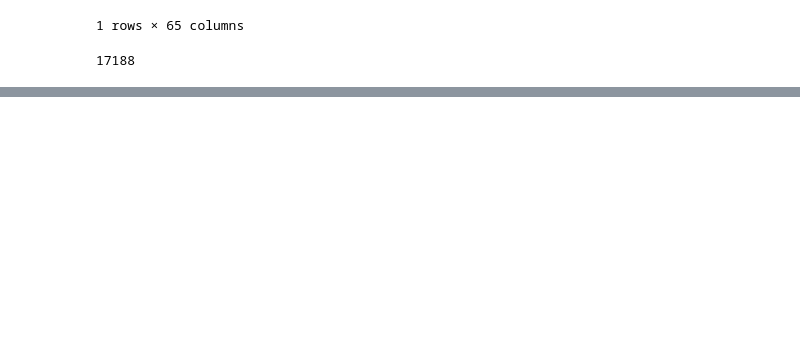
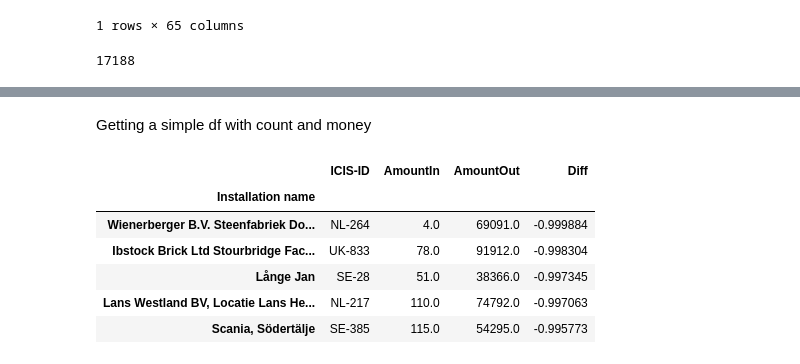
Before and after one commit to BenBowring/EnergyData, a Jupyter notebook: DataInvestigation.ipynb, the cells around one changed output, grey strips where cells are left out. Saved outputs shown, nothing was run; the diff lists cells and outputs as text; code cells hidden in the pictures; blank space fills up the shorter version.

```diff
--- a/DataInvestigation.ipynb
+++ b/DataInvestigation.ipynb
@@ -113,0 +140,2 @@ array(['Calmit Bad Ischl', 'Vetropack Pöchlarn',
+# %% [markdown]
+Getting a simple df with count and money
@@ -113,0 +149,10 @@ array(['Calmit Bad Ischl', 'Vetropack Pöchlarn',
+# %%
+count_df.sort_values(by = 'Diff', ascending = True).head()
+# %% [output]
+|  | ICIS-ID | AmountIn | AmountOut | Diff |
+| Installation name |  |  |  |  |
+| Wienerberger B.V. Steenfabriek Do... | NL-264 | 4.0 | 69091.0 | -0.999884 |
+| Ibstock Brick Ltd Stourbridge Fac... | UK-833 | 78.0 | 91912.0 | -0.998304 |
+| Långe Jan | SE-28 | 51.0 | 38366.0 | -0.997345 |
+| Lans Westland BV, Locatie Lans He... | NL-217 | 110.0 | 74792.0 | -0.997063 |
+| Scania, Södertälje | SE-385 | 115.0 | 54295.0 | -0.995773 |
```
Also changed, not shown: parts of 14 cells of this notebook.
